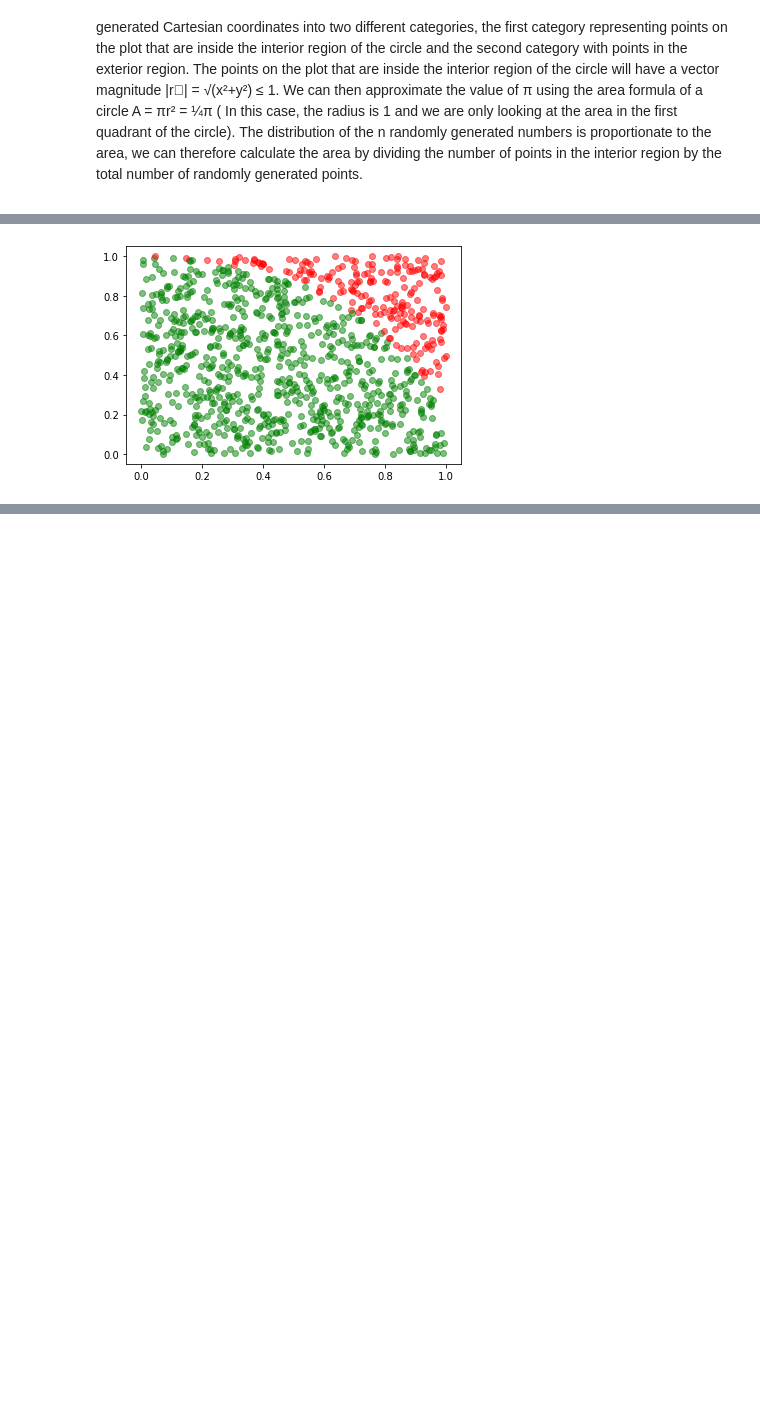
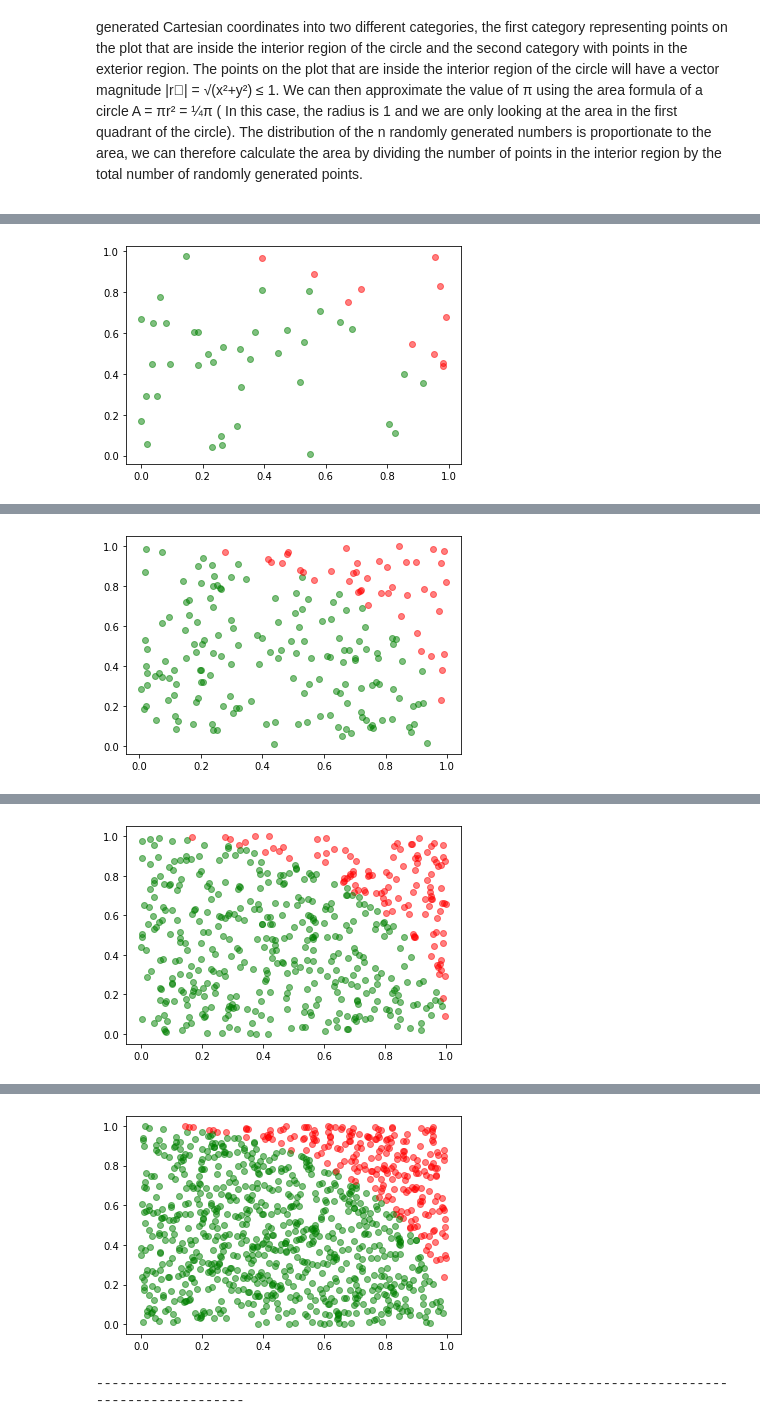
Before and after one commit to FractalEmergence/Approximating-Pi-using-the-Monte-Carlo-Simulation-with-Python, a Jupyter notebook: pi.ipynb, the cells around one changed output, grey strips where cells are left out. Cells and saved outputs as stored; diff of their text form; code cells hidden in the pictures; blank space fills up the shorter version.

```diff
--- a/pi.ipynb
+++ b/pi.ipynb
@@ -51,42 +70,48 @@ import numpy as np
 import math
 import matplotlib.pyplot as plt
 
+#n_list= [1,100]
 
-def gimme_pi(n):
-    x_axis = np.random.uniform(low=0, high=1, size=(n,))
-    y_axis = np.random.uniform(low=0, high=1, size=(n,))
-    r_outer = 0
-    r_inner = 0
-    for x, y in zip(x_axis, y_axis):
-        r_vector_length = math.pow(x**2+y**2,1/2)
-        if r_vector_length > 1:
-            r_outer += 1
-            dot_color = 'red'
-        elif r_vector_length <=1:
-            r_inner += 1
-            dot_color = 'green'
-        plt.scatter(x, y, c=dot_color, alpha=0.5)
-    pi_approx = 4*r_inner/n
-    print(f'Number of points outside the circle boundary: {r_outer}')
-    print(f'Number of points inside the circle boundary : {r_inner}')
+def gimme_pi(n_list):
+    for n in n_list:
+        # Generate an array with random float values between 0 and 1.
+        x_axis = np.random.uniform(low=0, high=1, size=(n,))
+        y_axis = np.random.uniform(low=0, high=1, size=(n,))
+        r_outer = 0
+        r_inner = 0
+        for x, y in zip(x_axis, y_axis):
+            # Calculate vector length.
+            r_vector_length = math.sqrt(x**2+y**2)
+            if r_vector_length > 1:
+                r_outer += 1
+                dot_color = 'red'
+            elif r_vector_length <=1:
+                r_inner += 1
+                dot_color = 'green'
+            plt.scatter(x, y, c=dot_color, alpha=0.5)
+        # Calculate the estimated the value of pi
+        pi_approx = 4*r_inner/n
+        # Calculate percent difference & accuracy
+        if np.pi > pi_approx:
+            percent_diff = ((np.pi-pi_approx)/np.pi) * 100
+        elif np.pi < pi_approx:
+            percent_diff = ((pi_approx-np.pi)/pi_approx) * 100
+        elif np.pi == pi_approx:
+            percent_diff = 0
+            print('A Miracle Occurred Today')
 
-    # Calculate percent difference & accuracy
-    if np.pi > pi_approx:
-        percent_diff = ((np.pi-pi_approx)/np.pi) * 100
-    elif np.pi < pi_approx:
-        percent_diff = ((pi_approx-np.pi)/pi_approx) * 100
-    elif np.pi == pi_approx:
-        percent_diff = 0
-        print('A Miracle Occurred Today')
-
-    print(f'The approximate value of pi is : {pi_approx}')
-    print(f'Perent difference : {round(percent_diff,3)} %')
-    print(f'Perent accuracy : {round(100-percent_diff,3)} %')
-
-
-    plt.show()
+        print('-'*100)
+        print(f'n value : {n}')
+        print(f'The approximate value of pi is : {pi_approx}')
+        print(f'Number of points outside the circle boundary: {r_outer}')
+        print(f'Number of points inside the circle boundary : {r_inner}')
+        print(f'Perent difference : {round(percent_diff,3)} %')
+        print(f'Perent accuracy : {round(100-percent_diff,3)} %')
+        plt.show()
+        print('-'*100)
 
 
 
-gimme_pi(1000)
+
+gimme_pi([50,200,500,1000])
 # %% [output]
@@ -98 +125 @@ Perent accuracy : 99.796 %
-[figure, old version]
+[figure, new version]
@@ -98,0 +134 @@ Perent accuracy : 99.796 %
+[figure, added]
@@ -98,0 +143 @@ Perent accuracy : 99.796 %
+[figure, added]
@@ -98,0 +152,2 @@ Perent accuracy : 99.796 %
+[figure, added]
+----------------------------------------------------------------------------------------------------
```
Also changed, not shown: parts of 3 cells of this notebook.
